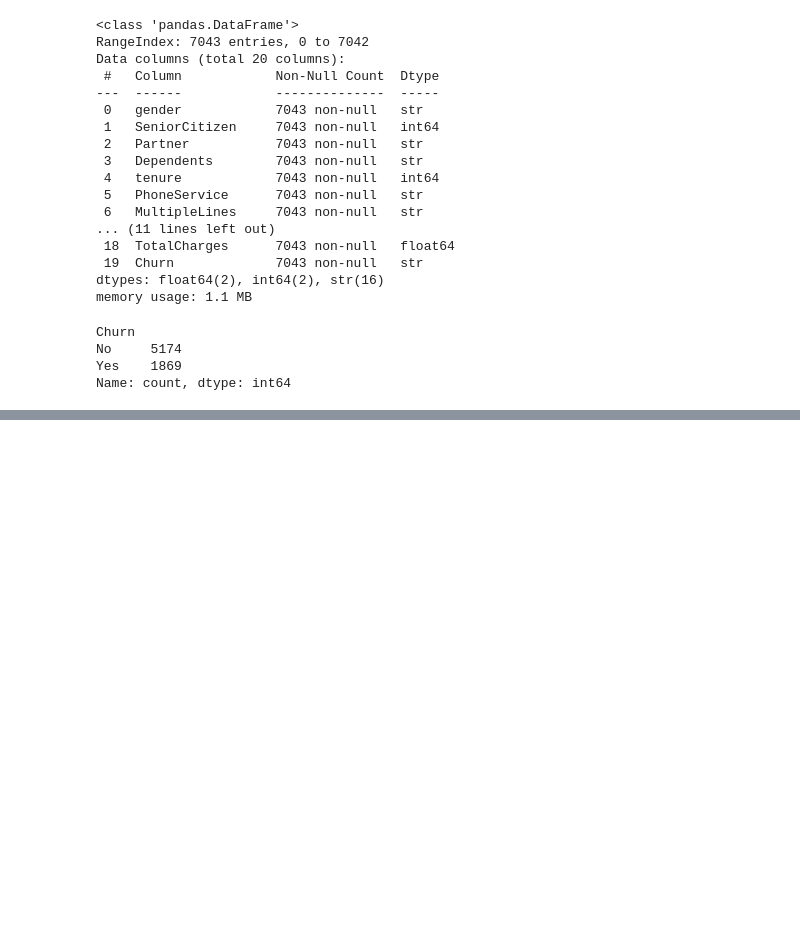
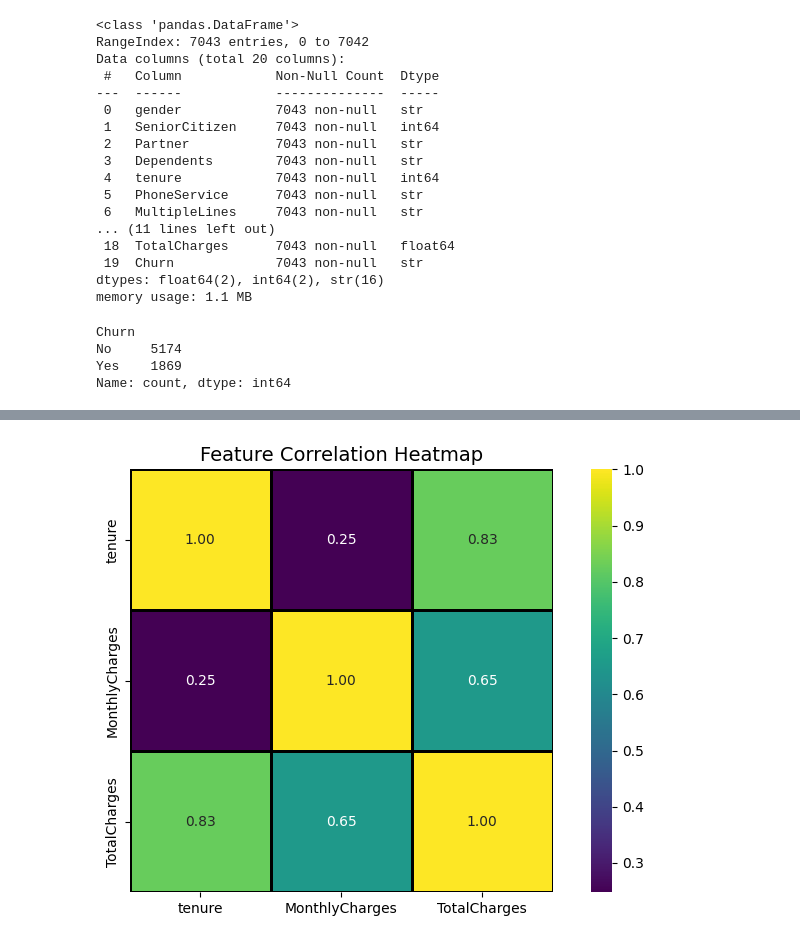
Before and after one commit to Gowrykrishna/Customer_Churn_Prediction, a Jupyter notebook: churn_analysis.ipynb, the cells around one changed output, grey strips where cells are left out. Cells and saved outputs as stored; diff of their text form; code cells hidden in the pictures; blank space fills up the shorter version.

```diff
--- a/churn_analysis.ipynb
+++ b/churn_analysis.ipynb
@@ -151,0 +208,22 @@ Name: count, dtype: int64
+# %%
+corr_data = df[['tenure', 'MonthlyCharges', 'TotalCharges']]
+corr_matrix = corr_data.corr()
+
+plt.figure(figsize=(8, 5))
+sns.heatmap(
+    corr_matrix,
+    annot=True,
+    cmap='viridis',
+    linewidths=1,
+    linecolor='black',
+    square=True,
+    cbar=True,
+    fmt='.2f'
+)
+
+plt.title("Feature Correlation Heatmap", fontsize=14)
+
+plt.tight_layout()
+plt.show()
+# %% [output]
+[figure, added]
```
Also changed, not shown: parts of 3 cells of this notebook.
